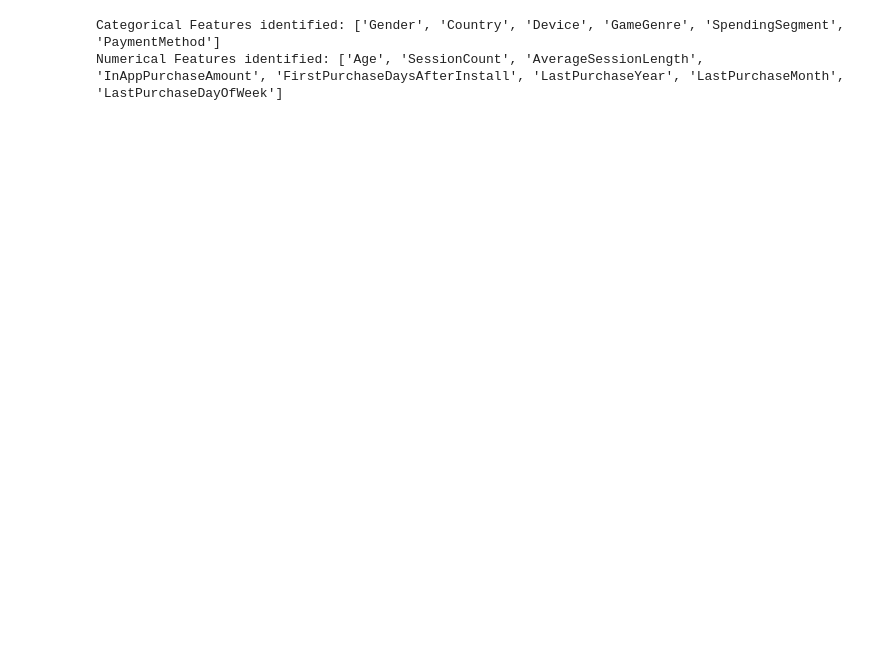
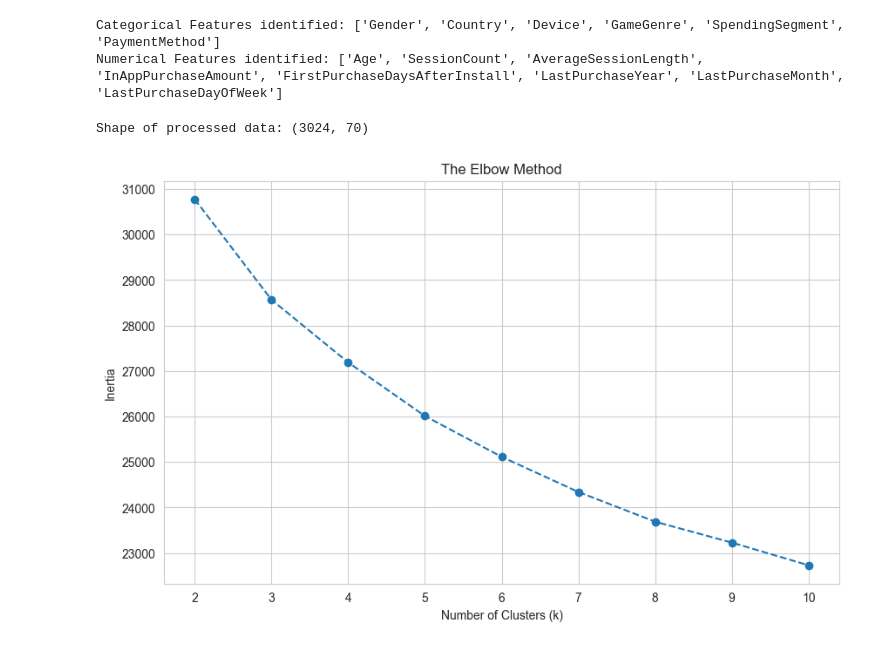
Before and after one commit to TaherBatterywala/In-App-Purchase-Spending-Analysis, a Jupyter notebook: notebook/2_Model1.ipynb, the cells around one changed output. Drawn from its saved outputs; the diff is of its cells as text; code cells hidden in the pictures; blank space fills up the shorter version.

Commit message:
Elbow method

```diff
--- a/notebook/2_Model1.ipynb
+++ b/notebook/2_Model1.ipynb
@@ -149,3 +149,36 @@ print("Numerical Features identified:", list(numerical_features))
 # %% [output]
 Categorical Features identified: ['Gender', 'Country', 'Device', 'GameGenre', 'SpendingSegment', 'PaymentMethod']
 Numerical Features identified: ['Age', 'SessionCount', 'AverageSessionLength', 'InAppPurchaseAmount', 'FirstPurchaseDaysAfterInstall', 'LastPurchaseYear', 'LastPurchaseMonth', 'LastPurchaseDayOfWeek']
+# %%
+preprocessor = ColumnTransformer(
+    transformers=[
+        ('num', StandardScaler(), numerical_features),
+        ('cat', OneHotEncoder(handle_unknown='ignore'), categorical_features)
+    ])
+
+processed_data = preprocessor.fit_transform(df_model)
+
+print("Shape of processed data:", processed_data.shape)
+# %% [output]
+Shape of processed data: (3024, 70)
+# %%
+# range of cluster numbers from 2 to 10
+k_range = range(2, 11)
+inertia_scores = []
+
+for k in k_range:
+    kmeans = KMeans(n_clusters=k, init='k-means++', random_state=42, n_init=10)
+    kmeans.fit(processed_data)
+    inertia_scores.append(kmeans.inertia_)
+
+# Plot the results to find the "elbow"
+plt.figure(figsize=(10, 6))
+plt.plot(k_range, inertia_scores, marker='o', linestyle='--')
+plt.title('The Elbow Method')
+plt.xlabel('Number of Clusters (k)')
+plt.ylabel('Inertia')
+plt.xticks(k_range)
+plt.grid(True)
+plt.show()
+# %% [output]
+[figure, added]
```
